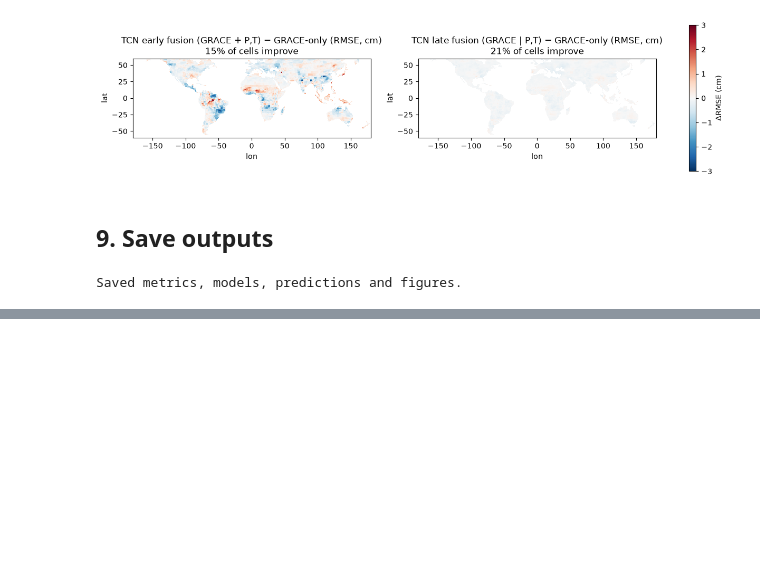
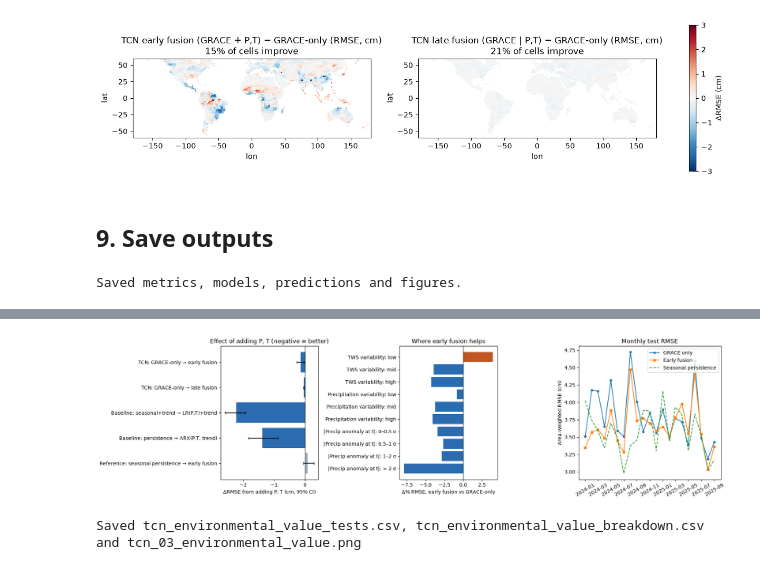
Before and after one commit to Lyra0710/Multimodal-Deep-Learning-for-Reliable-GRACE-Water-Storage-Trends, a Jupyter notebook: notebooks/TCN_Forecast_and_Fusion.ipynb, the cells around one changed output, grey strips where cells are left out. Cells and saved outputs as stored; diff of their text form; code cells hidden in the pictures; blank space fills up the shorter version.

Commit message:
Add environmental-value analysis and Integrated Gradients attributions to TCN

```diff
--- a/notebooks/TCN_Forecast_and_Fusion.ipynb
+++ b/notebooks/TCN_Forecast_and_Fusion.ipynb
@@ -421,0 +581,36 @@ Saved metrics, models, predictions and figures.
+# %%
+fig, axes = plt.subplots(1, 3, figsize=(18, 4.8), gridspec_kw={"width_ratios": [1.1, 1.1, 1.6]})
+
+ax = axes[0]
+ci = env_tests[["ΔRMSE (cm)", "95% CI low", "95% CI high"]].astype(float).iloc[::-1]
+colors = ["#2b6cb0" if h < 0 else "#a0aec0" for h in ci["95% CI high"]]
+ax.barh(ci.index, ci["ΔRMSE (cm)"], color=colors,
+        xerr=[ci["ΔRMSE (cm)"] - ci["95% CI low"], ci["95% CI high"] - ci["ΔRMSE (cm)"]], capsize=3)
+ax.axvline(0, color="k", lw=0.8)
+ax.set(xlabel="ΔRMSE from adding P, T (cm, 95% CI)", title="Effect of adding P, T (negative = better)")
+
+ax = axes[1]
+plot_rows = env_breakdown.drop(index="Latitude zone", level=0)
+labels = [f"{b.split(' (')[0]}: {g}" for b, g in plot_rows.index]
+ax.barh(labels[::-1], plot_rows["Δ%"].values[::-1],
+        color=["#2b6cb0" if v < 0 else "#c05621" for v in plot_rows["Δ%"].values[::-1]])
+ax.axvline(0, color="k", lw=0.8)
+ax.set(xlabel="Δ% RMSE, early fusion vs GRACE-only", title="Where early fusion helps")
+
+ax = axes[2]
+for name, style in {"GRACE only": "-o", "Early fusion": "-s", "Seasonal persistence": "--"}.items():
+    ax.plot(monthly_env.index, monthly_env[name], style, label=name, ms=4)
+ax.set(ylabel="Area-weighted RMSE (cm)", title="Monthly test RMSE")
+ax.legend()
+ax.tick_params(axis="x", labelrotation=30)
+fig.tight_layout()
+plt.show()
+
+if not QUICK_RUN:
+    env_tests.to_csv(METRICS_DIR / "tcn_environmental_value_tests.csv")
+    env_breakdown.to_csv(METRICS_DIR / "tcn_environmental_value_breakdown.csv")
+    save_figure(fig, FIGURES_DIR / "tcn_03_environmental_value.png")
+    print("Saved tcn_environmental_value_tests.csv, tcn_environmental_value_breakdown.csv and tcn_03_environmental_value.png")
+# %% [output]
+[figure, added]
+Saved tcn_environmental_value_tests.csv, tcn_environmental_value_breakdown.csv and tcn_03_environmental_value.png
```
Also changed, not shown: parts of 16 cells of this notebook, 9 other files.
